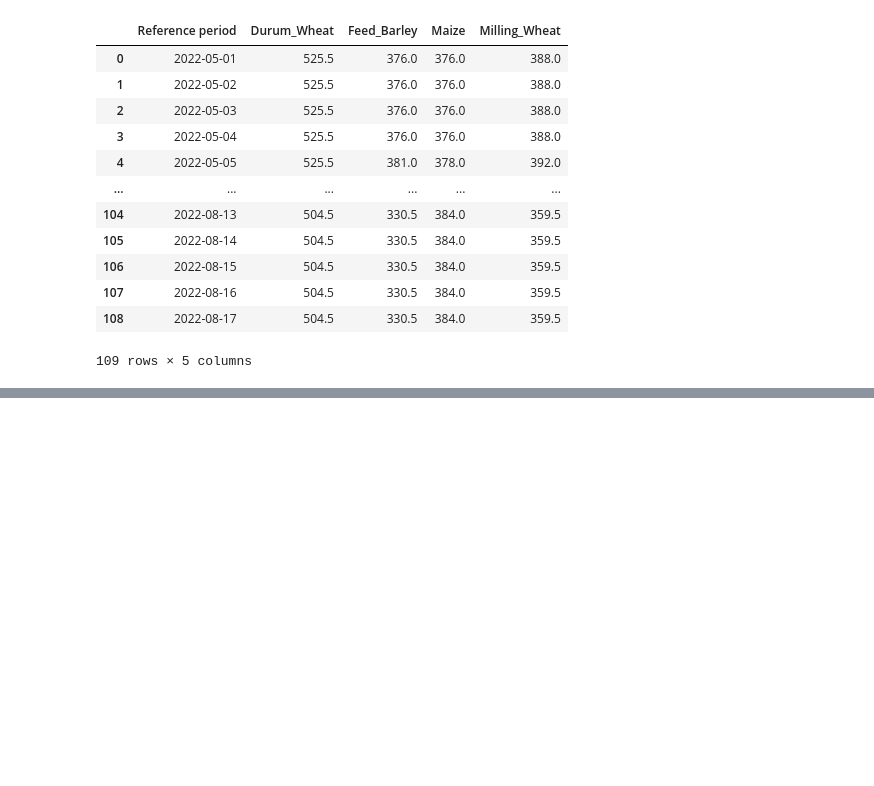
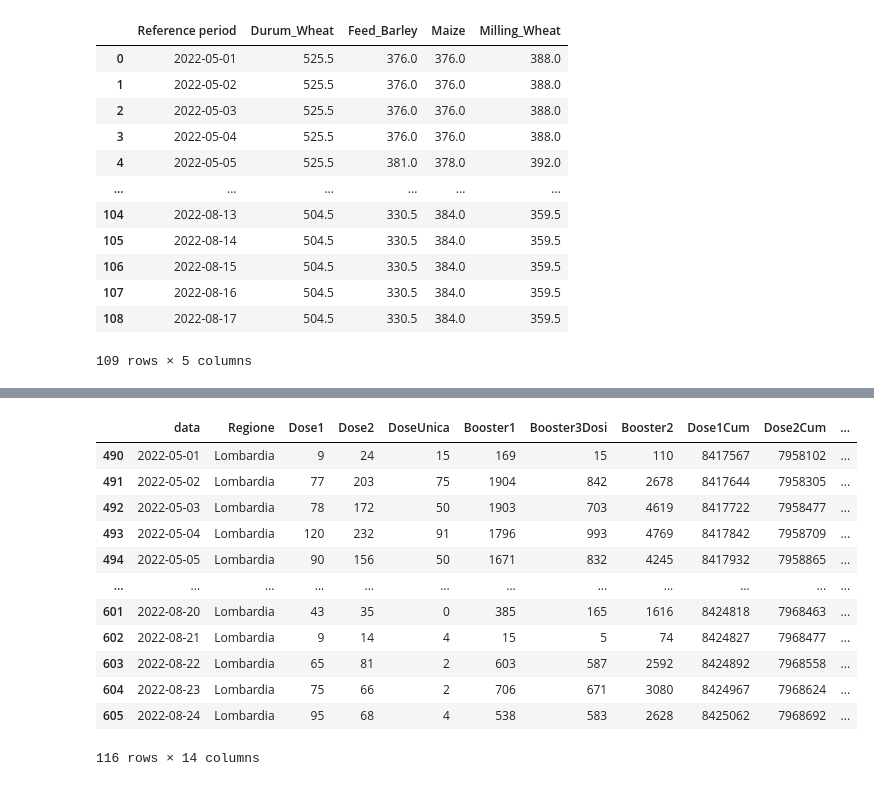
Before and after one commit to giocoal/restaurant-revenue-loss-COVID-retrospective-analysis, a Jupyter notebook: Integrazione dati.ipynb, the cells around one changed output, grey strips where cells are left out. Drawn from its saved outputs; the diff is of its cells as text; code cells hidden in the pictures; blank space fills up the shorter version.

```diff
--- a/Integrazione dati.ipynb
+++ b/Integrazione dati.ipynb
@@ -1347,0 +1367,9 @@ cereali_rf.to_csv("Dati/Dati per RANDOM FOREST/cereali_rf.csv")
+# %%
+# Questi dati mi interessano solo per il ristorante 6 (R005), situato a Voghera, Lombardia
+vaccini_rf.drop(['area', 'm', 'f', 'N1', 'N2', 'ISTAT'], axis = 1, inplace=True)
+vaccini_rf = vaccini_rf[vaccini_rf['reg'].isin(['Lombardia'])]
+vaccini_rf.columns = ['data', 'Fornitore', 'Età', 'Dose1', 'Dose2', 'DoseUnica', 'Booster1', 'Booster3Dosi',
+                            'Booster2', 'Regione']
+# %%
+vaccini_rf = vaccini_rf.groupby(['data', 'Regione'], as_index=False).sum()
+vaccini_rf
@@ -1347,0 +1390,25 @@ cereali_rf.to_csv("Dati/Dati per RANDOM FOREST/cereali_rf.csv")
+# %%
+### Creo colonne cumulate
+
+colonne_rf = ['Dose1', 'Dose2', 'DoseUnica', 'Booster1', 'Booster3Dosi', 'Booster2']
+
+for x in colonne_rf:
+    vaccini_rf[str(x)+'Cum'] = vaccini_rf[x].cumsum()
+# %%
+# Mi interessano solo le date dal 1 maggio 2022 in poi
+vaccini_rf = vaccini_rf[vaccini_rf['data'] >= '2022-05-01']
+vaccini_rf
+# %% [output]
+|  | data | Regione | Dose1 | Dose2 | DoseUnica | Booster1 | Booster3Dosi | Booster2 | Dose1Cum | Dose2Cum | ... |
+| 490 | 2022-05-01 | Lombardia | 9 | 24 | 15 | 169 | 15 | 110 | 8417567 | 7958102 | ... |
+| 491 | 2022-05-02 | Lombardia | 77 | 203 | 75 | 1904 | 842 | 2678 | 8417644 | 7958305 | ... |
+| 492 | 2022-05-03 | Lombardia | 78 | 172 | 50 | 1903 | 703 | 4619 | 8417722 | 7958477 | ... |
+| 493 | 2022-05-04 | Lombardia | 120 | 232 | 91 | 1796 | 993 | 4769 | 8417842 | 7958709 | ... |
+| 494 | 2022-05-05 | Lombardia | 90 | 156 | 50 | 1671 | 832 | 4245 | 8417932 | 7958865 | ... |
+| ... | ... | ... | ... | ... | ... | ... | ... | ... | ... | ... | ... |
+| 601 | 2022-08-20 | Lombardia | 43 | 35 | 0 | 385 | 165 | 1616 | 8424818 | 7968463 | ... |
+| 602 | 2022-08-21 | Lombardia | 9 | 14 | 4 | 15 | 5 | 74 | 8424827 | 7968477 | ... |
+| 603 | 2022-08-22 | Lombardia | 65 | 81 | 2 | 603 | 587 | 2592 | 8424892 | 7968558 | ... |
+| 604 | 2022-08-23 | Lombardia | 75 | 66 | 2 | 706 | 671 | 3080 | 8424967 | 7968624 | ... |
+| 605 | 2022-08-24 | Lombardia | 95 | 68 | 4 | 538 | 583 | 2628 | 8425062 | 7968692 | ... |
+116 rows × 14 columns
```
Also changed, not shown: parts of 4 cells of this notebook, 7 other files.
